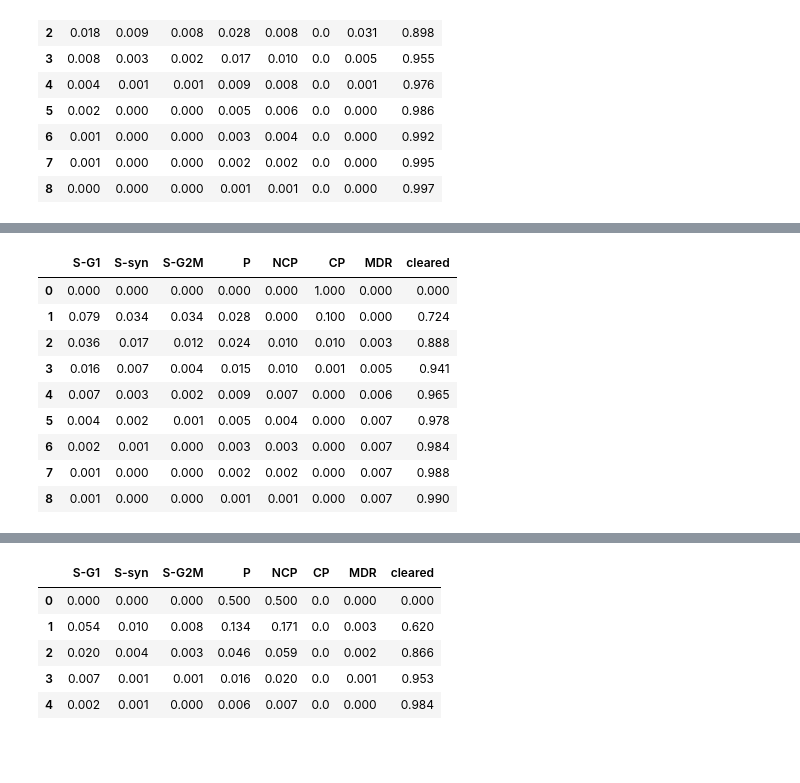
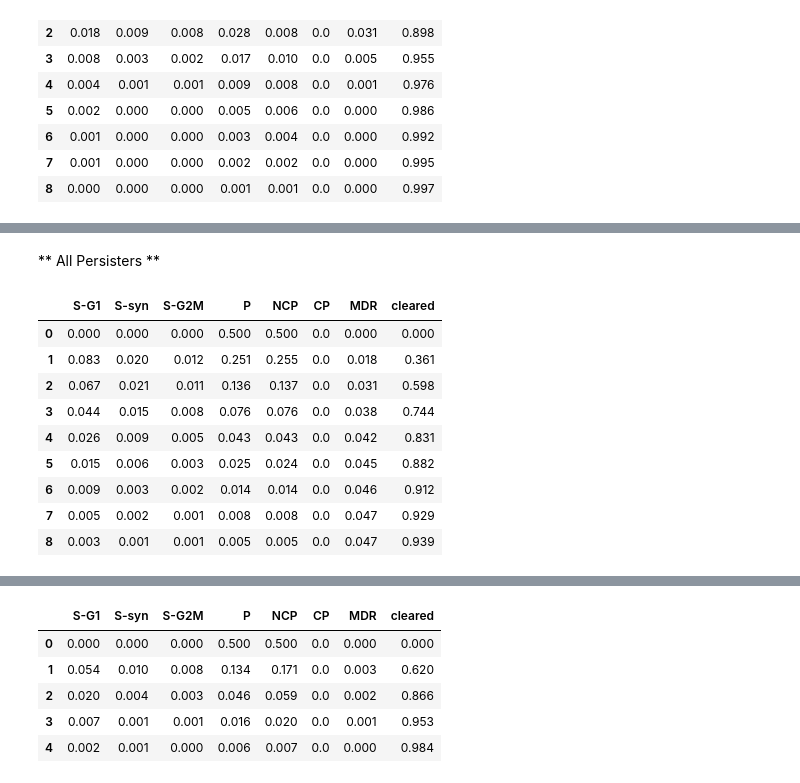
Before and after one commit to sayuri005/uu_markov, a Jupyter notebook: lab_2/Lab09_markov_chain_cells.ipynb, the cells around one changed output, grey strips where cells are left out. Drawn from its saved outputs; the diff is of its cells as text; code cells hidden in the pictures; blank space fills up the shorter version.

```diff
--- a/lab_2/Lab09_markov_chain_cells.ipynb
+++ b/lab_2/Lab09_markov_chain_cells.ipynb
@@ -553,4 +532,6 @@ Treatment Strategy: Treat with osimeritinib
 # %%
+P_holiday_np = P_holiday.to_numpy()
+
 even = {'S-G1':0.14,
         'S-syn':0.14,
         'S-G2M':0.14,
@@ -560,7 +541,7 @@ even = {'S-G1':0.14,
         'MDR':0.16
         }
 
-ncp_cp = {'S-G1':0,
+all_persisters = {'S-G1':0,
         'S-syn':0,
         'S-G2M':0,
         'P':0.5,
@@ -569,25 +550,15 @@ ncp_cp = {'S-G1':0,
         'MDR':0
 }
 
-four = {'S-G1':0,
+
+majority_resistant = {'S-G1':0,
         'S-syn':0,
         'S-G2M':0,
-        'P':0.25,
-        'NCP':0.25,
-        'CP':0.25,
-        'MDR':0.25
+        'P':0.3,
+        'NCP':0,
+        'CP':0,
+        'MDR':0.7
 }
 
-two = {'S-G1':0,
-        'S-syn':0,
-        'S-G2M':0,
-        'P':0.5,
-        'NCP':0,
-        'CP':0,
-        'MDR':0.5
-}
-
-pi_even = (pd.Series(even).reindex(P_hat.columns,fill_value=0).to_numpy())
-P_doc_osi = P_doc_np @ P_osi_np
-traj = evolve(pi_even,P_doc_osi,4)
-pd.DataFrame(traj, columns=OUTCOMES).round(3)
+pi_persisters = (pd.Series(all_persisters).reindex(P_hat.columns,fill_value=0).to_numpy())
+pi_majority_resistant = (pd.Series(majority_resistant).reindex(P_hat.columns,fill_value=0).to_numpy())
@@ -651,15 +681,16 @@ pd.DataFrame(traj, columns=OUTCOMES).round(3)
+# %% [markdown]
+** All Persisters **
 # %%
-basis('CP', P_hat)
-traj = evolve(basis('CP',P_hat), P_doc, 8)
+traj = evolve(pi_persisters, P_doc, 8)
 pd.DataFrame(traj, columns=OUTCOMES).round(3)
 # %% [output]
 |  | S-G1 | S-syn | S-G2M | P | NCP | CP | MDR | cleared |
-| 0 | 0.000 | 0.000 | 0.000 | 0.000 | 0.000 | 1.000 | 0.000 | 0.000 |
-| 1 | 0.079 | 0.034 | 0.034 | 0.028 | 0.000 | 0.100 | 0.000 | 0.724 |
-| 2 | 0.036 | 0.017 | 0.012 | 0.024 | 0.010 | 0.010 | 0.003 | 0.888 |
-| 3 | 0.016 | 0.007 | 0.004 | 0.015 | 0.010 | 0.001 | 0.005 | 0.941 |
-| 4 | 0.007 | 0.003 | 0.002 | 0.009 | 0.007 | 0.000 | 0.006 | 0.965 |
-| 5 | 0.004 | 0.002 | 0.001 | 0.005 | 0.004 | 0.000 | 0.007 | 0.978 |
-| 6 | 0.002 | 0.001 | 0.000 | 0.003 | 0.003 | 0.000 | 0.007 | 0.984 |
-| 7 | 0.001 | 0.000 | 0.000 | 0.002 | 0.002 | 0.000 | 0.007 | 0.988 |
-| 8 | 0.001 | 0.000 | 0.000 | 0.001 | 0.001 | 0.000 | 0.007 | 0.990 |
+| 0 | 0.000 | 0.000 | 0.000 | 0.500 | 0.500 | 0.0 | 0.000 | 0.000 |
+| 1 | 0.083 | 0.020 | 0.012 | 0.251 | 0.255 | 0.0 | 0.018 | 0.361 |
+| 2 | 0.067 | 0.021 | 0.011 | 0.136 | 0.137 | 0.0 | 0.031 | 0.598 |
+| 3 | 0.044 | 0.015 | 0.008 | 0.076 | 0.076 | 0.0 | 0.038 | 0.744 |
+| 4 | 0.026 | 0.009 | 0.005 | 0.043 | 0.043 | 0.0 | 0.042 | 0.831 |
+| 5 | 0.015 | 0.006 | 0.003 | 0.025 | 0.024 | 0.0 | 0.045 | 0.882 |
+| 6 | 0.009 | 0.003 | 0.002 | 0.014 | 0.014 | 0.0 | 0.046 | 0.912 |
+| 7 | 0.005 | 0.002 | 0.001 | 0.008 | 0.008 | 0.0 | 0.047 | 0.929 |
+| 8 | 0.003 | 0.001 | 0.001 | 0.005 | 0.005 | 0.0 | 0.047 | 0.939 |
```
Also changed, not shown: parts of 20 cells of this notebook.
